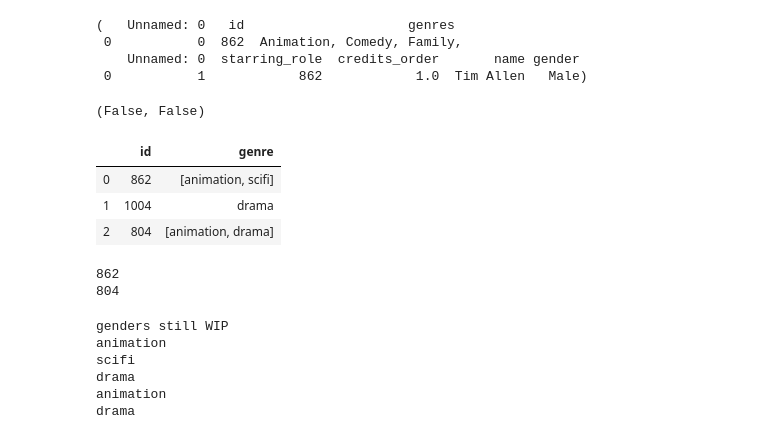
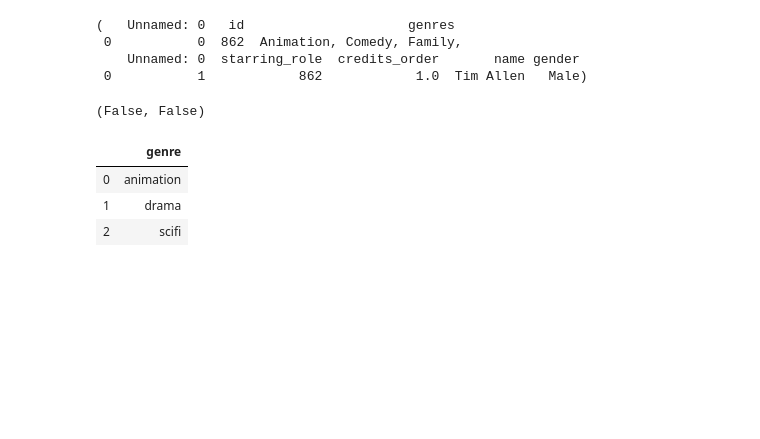
Before and after one commit to Dibmar/DAANMO_Project, a Jupyter notebook: Projects/DAANMO/cross-indexing.ipynb, the cells around one changed output. Cells and saved outputs as stored; diff of their text form; code cells hidden in the pictures; blank space fills up the shorter version.

Commit message:
01/06/2020 *DAANMO Project -Cross-indexing notebook: gender_search function nuked, splitted into tow smaller ones (mixer and analyzer), mixer function completed

```diff
--- a/Projects/DAANMO/cross-indexing.ipynb
+++ b/Projects/DAANMO/cross-indexing.ipynb
@@ -128,65 +133,11 @@ genres.id.isnull().any(), actors.starring_role.isnull().any()
 # %%
 prueba1 = pd.DataFrame({'id': [862, 1004, 804], 'genre': [['animation', 'scifi'], 'drama', ['animation', 'drama']]})
 prueba2 = pd.DataFrame({'id':[862, 862, 862, 1004, 804, 804], 'gender': ['male', 'male', 'female', 'female', 'female', 'female']})
 prueba3 = pd.DataFrame({'genre':['animation', 'drama', 'scifi']})
 
-prueba1
+prueba3
 # %% [output]
-|  | id | genre |
-| 0 | 862 | [animation, scifi] |
-| 1 | 1004 | drama |
-| 2 | 804 | [animation, drama] |
+|  | genre |
+| 0 | animation |
+| 1 | drama |
+| 2 | scifi |
-# %%
-for e in prueba1['id']:
-    if e in list(prueba2['id']):
-        print (e)
-# %% [output]
-862
-804
-# %%
-def cross_indexer (df1, df2, df3):
-    def ident_creator (df1):
-        ident = []
-        for e in df1.index:
-            i = df1.loc[e, 'id']
-            ident.append(i)
-        return ident
-
-    def gender_search (df1, df2, ident):
-        for i in ident:
-            if i in list(df2['id']):
-                gender_k = list(df2.loc[df2['id'] == i].gender.value_counts().keys())
-                gender_v = list(df2.loc[df2['id'] == i].gender.value_counts())
-        print ('genders still WIP')
-
-    def genre_search (df1, ident):
-        genre_list = []
-        for i in ident:
-            if i in list(df2['id']):
-                genres = list(df1['genre'].loc[df1['id'] == i])
-                genres = genres[0]                                # This needs to be in order to take the embeded lists for the loop
-                genre_list.append(genres)
-
-        return genre_list
-
-    def gender_genre_counter (df3, ident, genre_list):
-        for i in range(len(ident)):
-            if type(genre_list[i]) == list:
-                for e in genre_list[i]:
-                    print (e)
-            else:
-                print (genre_list[i])
-
-
-    ident = ident_creator(df1)
-    gender_search(df1, df2, ident)
-    genre_list = genre_search (df1, ident)
-    gender_genre_counter (df1, ident, genre_list)
-cross_indexer (prueba1, prueba2, prueba3)
-# %% [output]
-genders still WIP
-animation
-scifi
-drama
-animation
-drama
```
Also changed, not shown: parts of 4 cells of this notebook, 1 other file.
